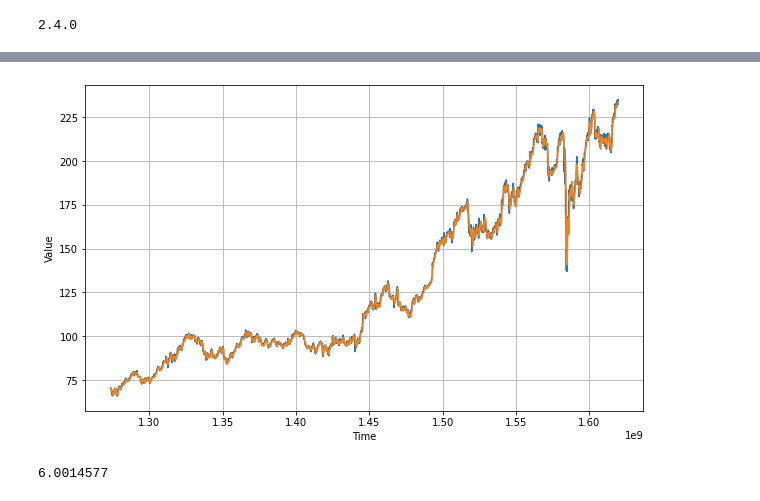
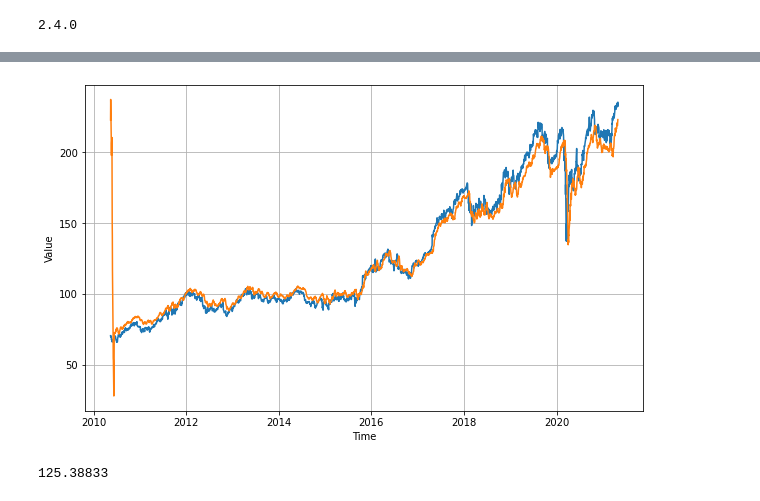
Before and after one commit to lazysasha/assets-price-prediction, a Jupyter notebook: simple_nn/three_layers_draft.ipynb, the cells around one changed output, grey strips where cells are left out. Cells and saved outputs as stored; diff of their text form; code cells hidden in the pictures.

Commit message:
Introduced data set normalization on 3-layer DNN

```diff
--- a/simple_nn/three_layers_draft.ipynb
+++ b/simple_nn/three_layers_draft.ipynb
@@ -26,7 +26,7 @@ def plot_series_all(time, data, title='Asset price', xlabel='year', ylabel='pric
     plt.ylabel(ylabel, fontsize=15)
     plt.show()
 
-def read_data(filepath='../data/BTC-USD.csv'):
+def read_data(filepath='../data/MCD-USD.csv'):
     DATE_FORMAT = "%Y-%m-%d"
     time_step = []
     prices = []
@@ -35,12 +35,15 @@ def read_data(filepath='../data/BTC-USD.csv'):
         next(reader) # skip header
         for row in reader:
             if row[4] != 'null':
-                date = datetime.strptime(row[0], DATE_FORMAT)
-                time_step.append(datetime.timestamp(date))
+                # date = datetime.strptime(row[0], DATE_FORMAT)
+                # time_step.append(datetime.timestamp(date))
+                time_step.append(datetime.strptime(row[0], DATE_FORMAT).date())
                 prices.append(float(row[4]))
-    return np.array(time_step, dtype="float32"), np.array(prices, dtype="float32")
+    # return np.array(time_step, dtype="float32"), np.array(prices, dtype="float32")
+    return np.array(time_step), np.array(prices, dtype="float32")
 
 time, series = read_data()
+assert not np.any(np.isnan(series))
 plt.figure(figsize=(10, 6))
 plot_series(time, series)
 plt.show()
@@ -74,6 +78,13 @@ def windowed_dataset(series, window_size, batch_size, shuffle_buffer):
     dataset = dataset.shuffle(shuffle_buffer).map(lambda window: (window[:-1], window[-1]))
     dataset = dataset.batch(batch_size).prefetch(1)
     return dataset
+
+# Normalize the sets:
+max_train = np.max(np.abs(x_train), axis=0)
+x_train /= max_train
+
+max_valid = np.max(np.abs(x_valid), axis=0)
+x_valid /= max_valid
 
 dataset = windowed_dataset(x_train, window_size, batch_size, shuffle_buffer_size)
 
@@ -85,5 +96,5 @@ model = tf.keras.models.Sequential([
 ])
 
 model.compile(loss="mse", optimizer=tf.keras.optimizers.SGD(lr=1e-6, momentum=0.9))
-model.fit(dataset,epochs=100,verbose=2)
+model.fit(dataset,epochs=500,verbose=2)
 # %% [output]
@@ -91,23 +119,27 @@ KeyboardInterrupt:
 # %%
 forecast = []
 
 for time in range(len(series) - window_size):
     series_window = series[time:time + window_size]
     # series_window_expanded = np.expand_dims(series_window, axis=0)
     series_window_expanded = series_window[np.newaxis]
     predicted_value = model.predict(series_window_expanded)
     forecast.append(predicted_value)
 
 forecast = forecast[split_time-window_size:]
 results = np.array(forecast)[:, 0, 0]
 
+# Denorm back to prices
+results *= max_valid
+x_valid *= max_valid
+
 plt.figure(figsize=(10, 6))
 plot_series(time_valid, x_valid)
 plot_series(time_valid, results)
 # %% [output]
-[figure, old version]
+[figure, new version]
 # %%
 tf.keras.metrics.mean_absolute_error(x_valid, results).numpy()
 tf.keras.metrics.mean_squared_error(x_valid, results).numpy()
 # %% [output]
-6.0014577
+125.38833
```
Also changed, not shown: parts of 3 cells of this notebook.
